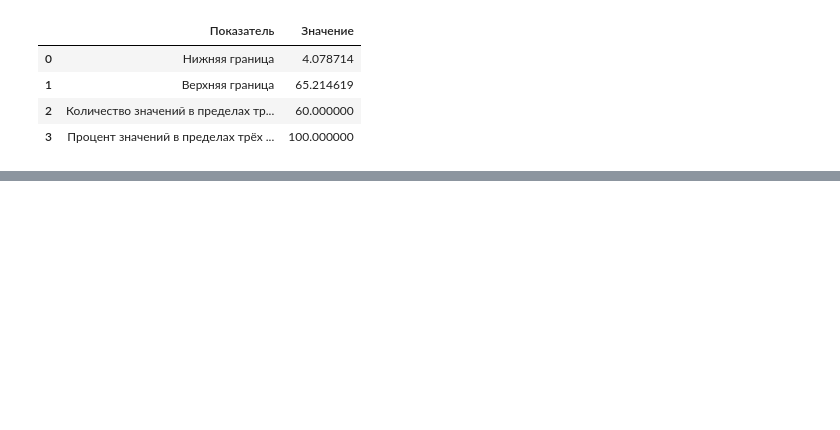
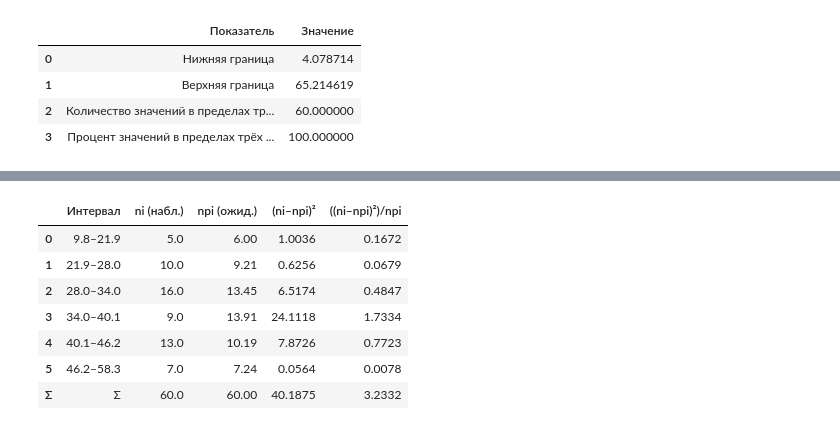
Before and after one commit to SergeyMotynga/OMSTU, a Jupyter notebook: TheoryOfVarious/lab1.ipynb, the cells around one changed output, grey strips where cells are left out. Drawn from its saved outputs; the diff is of its cells as text; code cells hidden in the pictures; blank space fills up the shorter version.

```diff
--- a/TheoryOfVarious/lab1.ipynb
+++ b/TheoryOfVarious/lab1.ipynb
@@ -231,0 +213,68 @@ ValueError: operands could not be broadcast together with shapes (7,) (420,)
+# %%
+# Пункт 10. Пирсон
+
+print("Исходные интервалы и частоты:")
+for i in range(len(frequencies)):
+    print(f"  {bin_edges[i]:6.2f} – {bin_edges[i+1]:6.2f} : {frequencies[i]}")
+
+P = norm.cdf(bin_edges[1:], mu, sigma) - norm.cdf(bin_edges[:-1], mu, sigma)
+E = P * n
+
+new_edges = [bin_edges[0]]
+new_obs = []
+new_exp = []
+cum_o = cum_e = 0.0
+
+for i in range(len(frequencies)):
+    cum_o += frequencies[i]
+    cum_e += E[i]
+    if cum_e >= 5:
+        new_obs.append(cum_o)
+        new_exp.append(cum_e)
+        new_edges.append(bin_edges[i+1])
+        cum_o = cum_e = 0.0
+
+if cum_e > 0:
+    new_obs[-1] += cum_o
+    new_exp[-1] += cum_e
+
+new_obs = np.array(new_obs)
+new_exp = np.array(new_exp)
+
+new_exp = new_exp / new_exp.sum() * n
+
+diff2 = (new_obs - new_exp)**2
+chi2_parts = diff2 / new_exp
+
+intervals = [f"{new_edges[i]:.1f}–{new_edges[i+1]:.1f}" for i in range(len(new_obs))]
+chi2_df = pd.DataFrame({
+    "Интервал":            intervals,
+    "ni (набл.)":          new_obs,
+    "npi (ожид.)":         np.round(new_exp, 2),
+    "(ni–npi)²":           np.round(diff2, 4),
+    "((ni–npi)²)/npi":     np.round(chi2_parts, 4)
+})
+
+chi2_df.loc["Σ"] = [
+    "Σ",
+    new_obs.sum(),
+    np.round(new_exp.sum(), 2),
+    np.round(diff2.sum(), 4),
+    np.round(chi2_parts.sum(), 4)
+]
+
+chi2_stat   = chi2_parts.sum()
+df          = len(new_obs) - 1 - 2
+crit_value  = chi2.ppf(0.95, df)
+p_value     = 1 - chi2.cdf(chi2_stat, df)
+
+print("\nРезультаты χ²‑теста:")
+print(f"  χ²_stat   = {chi2_stat:.2f}")
+print(f"  df        = {df}")
+print(f"  χ²_0.05   = {crit_value:.2f}")
+print(f"  p-value   = {p_value:.4f}")
+print("  Нулевая гипотеза о нормальности", "не отвергается" if chi2_stat <= crit_value else "отвергается")
+
+print("\nТаблица χ²‑теста:")
+chi2_df
+# %% [output]
@@ -231,0 +298,8 @@ ValueError: operands could not be broadcast together with shapes (7,) (420,)
+|  | Интервал | ni (набл.) | npi (ожид.) | (ni–npi)² | ((ni–npi)²)/npi |
+| 0 | 9.8–21.9 | 5.0 | 6.00 | 1.0036 | 0.1672 |
+| 1 | 21.9–28.0 | 10.0 | 9.21 | 0.6256 | 0.0679 |
+| 2 | 28.0–34.0 | 16.0 | 13.45 | 6.5174 | 0.4847 |
+| 3 | 34.0–40.1 | 9.0 | 13.91 | 24.1118 | 1.7334 |
+| 4 | 40.1–46.2 | 13.0 | 10.19 | 7.8726 | 0.7723 |
+| 5 | 46.2–58.3 | 7.0 | 7.24 | 0.0564 | 0.0078 |
+| Σ | Σ | 60.0 | 60.00 | 40.1875 | 3.2332 |
```
Also changed, not shown: parts of 10 cells of this notebook, 3 other files.
